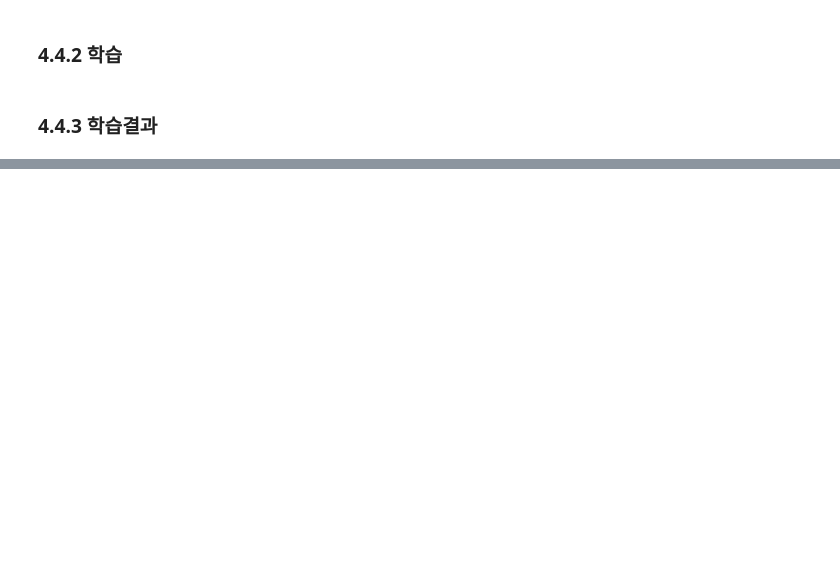
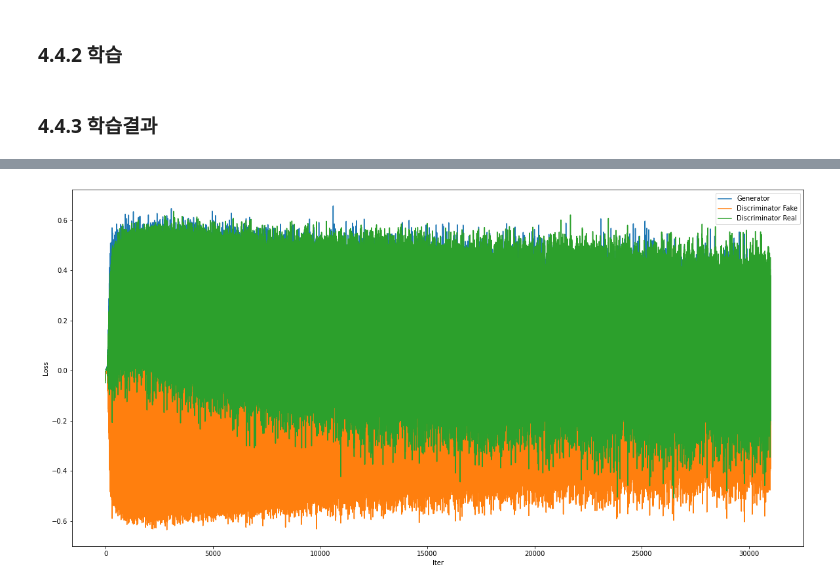
Before and after one commit to HongSungRae/Generative-Deep-Learning-for-Pytorch, a Jupyter notebook: 4장.GAN-생성적 적대 신경망.ipynb, the cells around one changed output, grey strips where cells are left out. Drawn from its saved outputs; the diff is of its cells as text; code cells hidden in the pictures; blank space fills up the shorter version.

```diff
--- a/4장.GAN-생성적 적대 신경망.ipynb
+++ b/4장.GAN-생성적 적대 신경망.ipynb
@@ -398,12 +398,15 @@ class Discriminator(nn.Module):
         super().__init__()
         self.size = size
         self.layers = nn.Sequential(nn.Conv2d(1,64,5,2,2),
+                                    nn.BatchNorm2d(64),
                                     nn.ReLU(),
                                     nn.Dropout2d(p=0.4),
                                     nn.Conv2d(64,64,5,2,2),
+                                    nn.BatchNorm2d(64),
                                     nn.ReLU(),
                                     nn.Dropout(p=0.4),
                                     nn.Conv2d(64,128,5,2,2),
+                                    nn.BatchNorm2d(128),
                                     nn.ReLU(),
                                     nn.Dropout(p=0.4),
                                     nn.Conv2d(128,128,5,1,2),
@@ -411,14 +414,12 @@ class Discriminator(nn.Module):
                                     nn.Dropout(p=0.4)
                                     )
         self.dense = nn.Linear(2048, 1)
-        self.tanh = nn.Tanh()
 
     def forward(self, x):
         x = self.layers(x)
         x = x.view(x.shape[0],-1)
         x = self.dense(x)
-        x = self.tanh(x) # [-1, 1]
-        return x # (bs, 1) shape
+        return x # (bs, 1) shape # [-inf, inf]
 
 
 if __name__ == '__main__':
@@ -442,9 +443,9 @@ tensor([[ 0.0113],
 # %% [markdown]
 ### 4.4.2 학습
 # %%
-epochs = 10
+epochs = 500
 bs = 128
-lr_g = 1e-3
+lr_g = 1e-4
 lr_d = 1e-4
 # %%
 generator = Generator().cuda()
@@ -455,7 +456,11 @@ optimizer_g = torch.optim.RMSprop(params=generator.parameters(),lr=lr_g)
 # %%
 # 학습
 from tqdm import tqdm
-import torch.nn.functional as F
+
+train_dataset = Camel('train')
+train_dataloader = DataLoader(train_dataset, bs, shuffle=True, drop_last=True)
+test_dataset = Camel('test')
+test_dataloader = DataLoader(test_dataset, bs, shuffle=True, drop_last=True)
 
 train_discriminator_fake_loss = []
 train_discriminator_real_loss = []
@@ -467,14 +472,15 @@ results = []
 for epoch in tqdm(range(epochs)):
     for i,(image) in enumerate(train_dataloader):
         image = image.type(torch.FloatTensor).cuda()
+        z = torch.randn((bs, 100)).cuda()
 
         # discriminator 학습
         ## optimizer_d와 optimizer_g는 각각 D와 G에 대해서만 최적화를 진행하므로 따로 freeze하지 않아도 같은 효과를 낸다
-        pred_real = discriminator(image) # (bs, 1) -> 1로 예측하게
-        pred_fake = discriminator(generator(z)) # (bs, 1) -> -1로 예측하게
+        pred_real = torch.nn.functional.tanh(discriminator(image))# (bs, 1) -> 1로 예측하게 # [-1,1]
+        pred_fake = torch.nn.functional.tanh(discriminator(generator(z))) # (bs, 1) -> -1로 예측하게 # [-1,1]
         loss_d_real = torch.mean(pred_real)
         loss_d_fake = torch.mean(pred_fake)
-        loss_d = -loss_d_real + loss_d_fake # min(-(+1)+(-1))
+        loss_d = -loss_d_real + loss_d_fake # min(-(+1)+(-1)) # [-2,2]
         optimizer_d.zero_grad()
         loss_d.backward()
         optimizer_d.step()
@@ -487,7 +493,7 @@ for epoch in tqdm(range(epochs)):
         # generator 학습, 5eph 마다 G가 학습되게 수정해보았다
         if (i+1)%5 == 0:
             z = torch.randn((bs, 100)).cuda()
-            generated = discriminator(generator(z)) # (bs, 1) -> 1로 예측하게
+            generated = torch.nn.functional.tanh(discriminator(generator(z))) # (bs, 1) -> 1로 예측하게
             loss_g = -torch.mean(generated) # min(-(+1))
             optimizer_g.zero_grad()
             loss_g.backward()
@@ -496,6 +502,6 @@ for epoch in tqdm(range(epochs)):
 
     # 중간 점검용
     if (epoch+1)%100==0:
-        results.append(generator(z_seed).detach())
+        results.append(generator(z_seed).cpu().detach())
 # %% [markdown]
 ### 4.4.3 학습결과
@@ -507,0 +508,12 @@ tensor([[ 0.6470, -0.3690,  0.7475],
+# %%
+plt.figure(figsize=(20,10))
+
+plt.plot([item for item in train_generator_loss for _ in range(5)], label='Generator') # 5 iter에 한 번만 학습했으므로 5회 복제해준다
+plt.plot(train_discriminator_fake_loss, label='Discriminator Fake')
+plt.plot(train_discriminator_real_loss, label='Discriminator Real')
+plt.xlabel('Iter')
+plt.ylabel('Loss')
+plt.legend()
+plt.show()
+# %% [output]
+[figure, added]
```
Also changed, not shown: parts of 21 cells of this notebook.
